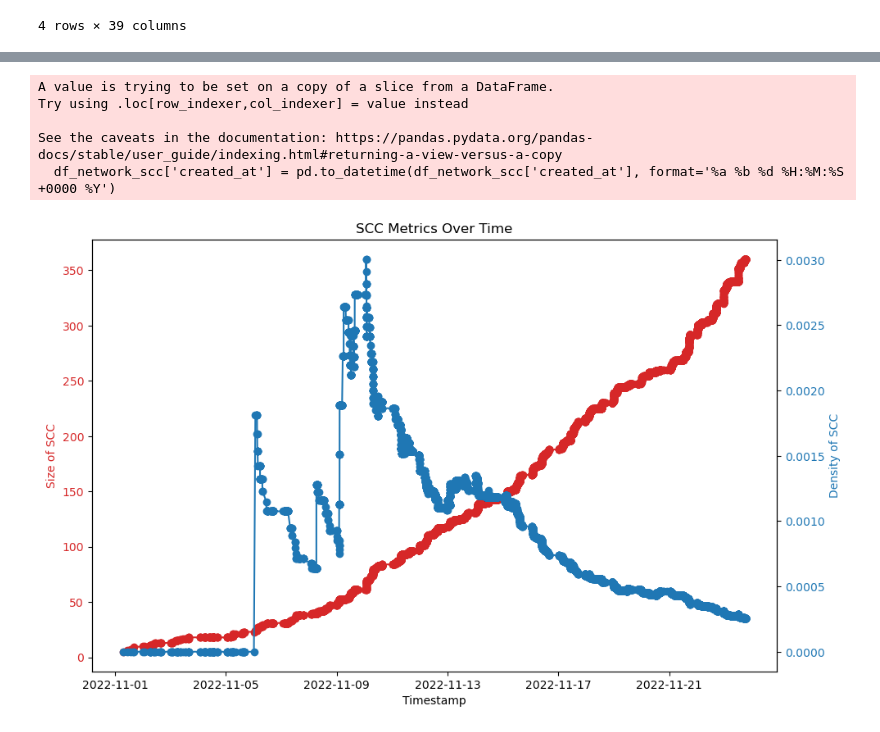
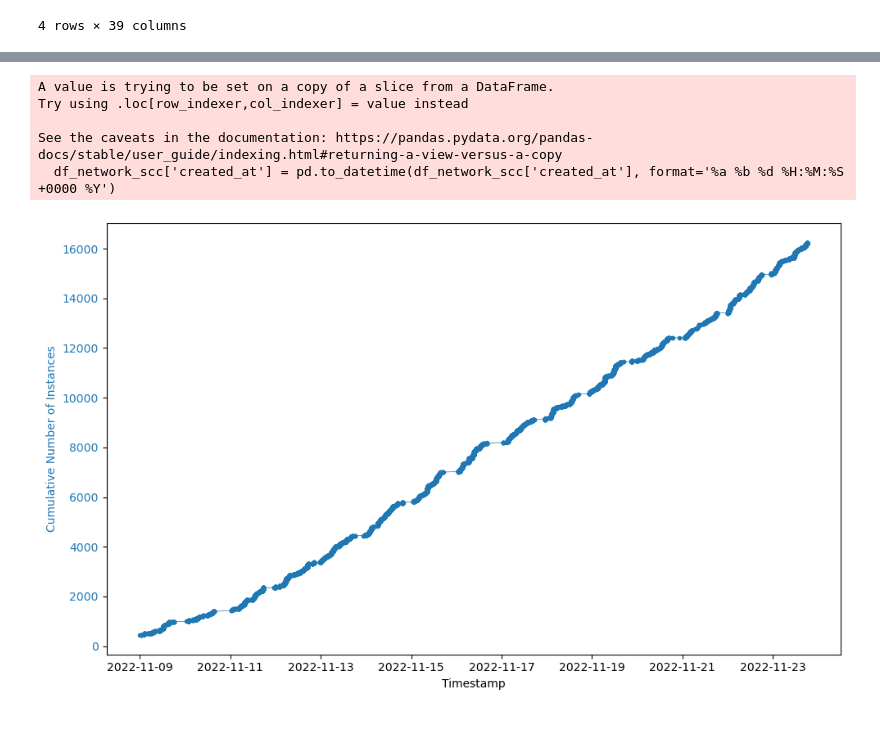
Before and after one commit to blockchain-interoperability/blockchain-social-media, a Jupyter notebook: Graph_Experiments.ipynb, the cells around one changed output, grey strips where cells are left out. Cells and saved outputs as stored; diff of their text form; code cells hidden in the pictures.

Commit message:
polished the plots a little bit

```diff
--- a/Graph_Experiments.ipynb
+++ b/Graph_Experiments.ipynb
@@ -479,41 +529,25 @@ See the caveats in the documentation: https://pandas.pydata.org/pandas-docs/stab
 # %%
-def plot_scc_time_series(selected_scc):
+def plot_user_activity_evolution(selected_scc):
 
     df_network_scc = df_network[df_network['user.id'].isin(selected_scc) | df_network['quoted_status.user.id'].isin(selected_scc)]
     df_network_scc['created_at'] = pd.to_datetime(df_network_scc['created_at'], format='%a %b %d %H:%M:%S +0000 %Y')
 
     relevant_timestamps = df_network_scc[df_network_scc['user.id'].isin(selected_scc)]['created_at'].unique()
+    relevant_timestamps = relevant_timestamps[relevant_timestamps >= pd.Timestamp('2022-11-09')]
 
-    scc_sizes = []
-    scc_densities = []
+    instances = []
 
     for timestamp in relevant_timestamps:
-
-        relevant_edges = df_network_scc[(df_network_scc['created_at'] <= timestamp) & (df_network_scc['user.id'].isin(selected_scc))]
-        subgraph = G.edge_subgraph(zip(relevant_edges['user.id'], relevant_edges['quoted_status.user.id']))
-
-        scc_sizes.append(len(subgraph))
-        scc_densities.append(nx.density(subgraph))
-
-    min_length = len(scc_sizes)
+        instances.append(np.searchsorted(df_network_scc['created_at'], timestamp, side='right'))
 
     fig, ax1 = plt.subplots(figsize=(10, 6))
 
-    color = 'tab:red'
+    color = 'tab:blue'
     ax1.set_xlabel('Timestamp')
-    ax1.set_ylabel('Size of SCC', color=color)
-    ax1.plot(relevant_timestamps[4:min_length], scc_sizes[4:min_length], label='Size of SCC', marker='o', color=color)
+    ax1.set_ylabel('Cumulative Number of Instances', color=color)
+    ax1.plot(relevant_timestamps, instances, marker='o', markersize=3, linewidth=0.5, color=color)
     ax1.tick_params(axis='y', labelcolor=color)
 
-    ax2 = ax1.twinx()  # instantiate a second axes that shares the same x-axis
-
-    color = 'tab:blue'
-    ax2.set_ylabel('Density of SCC', color=color)  # we already handled the x-label with ax1
-    ax2.plot(relevant_timestamps[4:min_length], scc_densities[4:min_length], label='Density of SCC', marker='o', color=color)
-    ax2.tick_params(axis='y', labelcolor=color)
-
-
-    fig.tight_layout()  # ensure all labels and plots fit nicely
-    plt.title('SCC Metrics Over Time')
+    fig.tight_layout()
     plt.show()
 # %%
@@ -528,10 +562,10 @@ See the caveats in the documentation: https://pandas.pydata.org/pandas-docs/stab
 # %%
-plot_scc_time_series(all_scc[1])
+plot_user_activity_evolution(all_scc[1])
 # %% [output]
 A value is trying to be set on a copy of a slice from a DataFrame.
 Try using .loc[row_indexer,col_indexer] = value instead
 
 See the caveats in the documentation: https://pandas.pydata.org/pandas-docs/stable/user_guide/indexing.html#returning-a-view-versus-a-copy
   df_network_scc['created_at'] = pd.to_datetime(df_network_scc['created_at'], format='%a %b %d %H:%M:%S +0000 %Y')
-[figure, old version]
+[figure, new version]
 # %%
```
Also changed, not shown: parts of 30 cells of this notebook.
